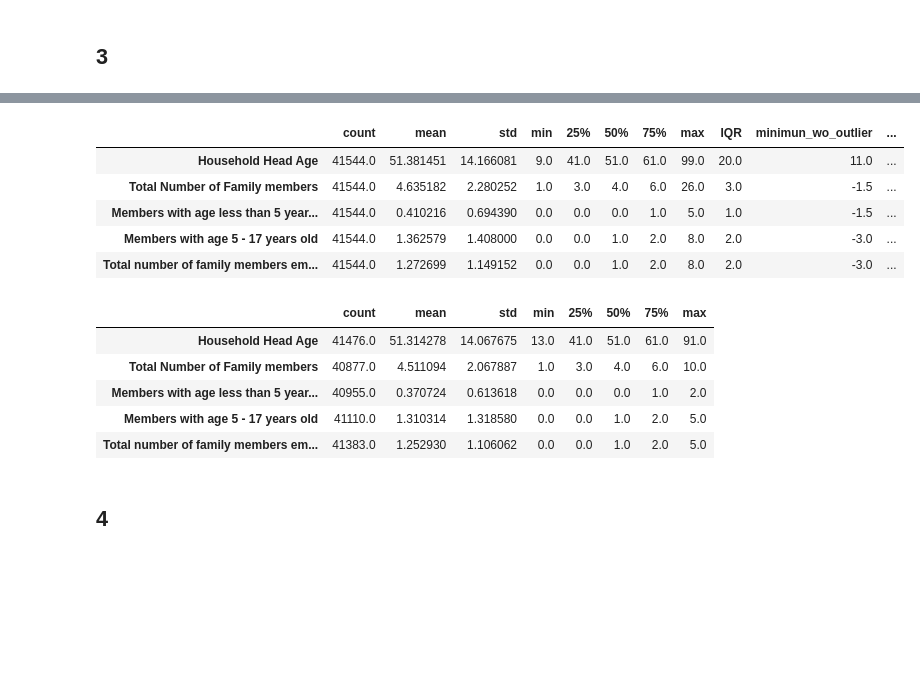
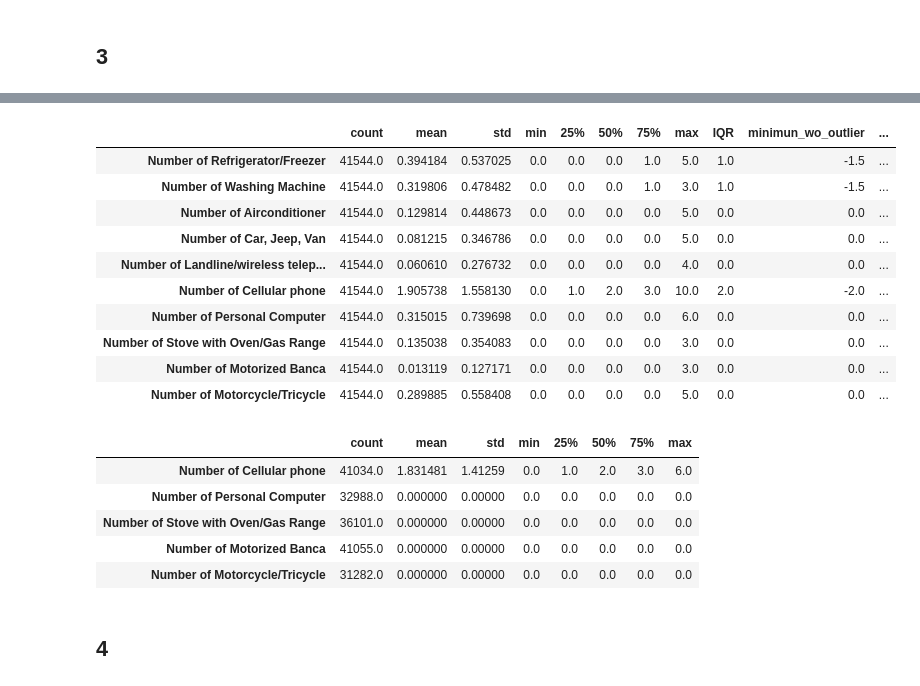
Before and after one commit to marcelaqueiroz/letscode_pandas, a Jupyter notebook: projeto_pandas.ipynb, the cells around one changed output, grey strips where cells are left out. Saved outputs shown, nothing was run; the diff lists cells and outputs as text; code cells hidden in the pictures; blank space fills up the shorter version.

```diff
--- a/projeto_pandas.ipynb
+++ b/projeto_pandas.ipynb
@@ -166,23 +233,28 @@ for index, row in stats_report.iterrows():
 # %%
 new_stats_report = new_stats_df.describe().T
 # %%
-stats_report.head()
+stats_report.tail(10)
 # %% [output]
 |  | count | mean | std | min | 25% | 50% | 75% | max | IQR | minimun_wo_outlier | ... |
-| Household Head Age | 41544.0 | 51.381451 | 14.166081 | 9.0 | 41.0 | 51.0 | 61.0 | 99.0 | 20.0 | 11.0 | ... |
-| Total Number of Family members | 41544.0 | 4.635182 | 2.280252 | 1.0 | 3.0 | 4.0 | 6.0 | 26.0 | 3.0 | -1.5 | ... |
-| Members with age less than 5 year... | 41544.0 | 0.410216 | 0.694390 | 0.0 | 0.0 | 0.0 | 1.0 | 5.0 | 1.0 | -1.5 | ... |
-| Members with age 5 - 17 years old | 41544.0 | 1.362579 | 1.408000 | 0.0 | 0.0 | 1.0 | 2.0 | 8.0 | 2.0 | -3.0 | ... |
-| Total number of family members em... | 41544.0 | 1.272699 | 1.149152 | 0.0 | 0.0 | 1.0 | 2.0 | 8.0 | 2.0 | -3.0 | ... |
+| Number of Refrigerator/Freezer | 41544.0 | 0.394184 | 0.537025 | 0.0 | 0.0 | 0.0 | 1.0 | 5.0 | 1.0 | -1.5 | ... |
+| Number of Washing Machine | 41544.0 | 0.319806 | 0.478482 | 0.0 | 0.0 | 0.0 | 1.0 | 3.0 | 1.0 | -1.5 | ... |
+| Number of Airconditioner | 41544.0 | 0.129814 | 0.448673 | 0.0 | 0.0 | 0.0 | 0.0 | 5.0 | 0.0 | 0.0 | ... |
+| Number of Car, Jeep, Van | 41544.0 | 0.081215 | 0.346786 | 0.0 | 0.0 | 0.0 | 0.0 | 5.0 | 0.0 | 0.0 | ... |
+| Number of Landline/wireless telep... | 41544.0 | 0.060610 | 0.276732 | 0.0 | 0.0 | 0.0 | 0.0 | 4.0 | 0.0 | 0.0 | ... |
+| Number of Cellular phone | 41544.0 | 1.905738 | 1.558130 | 0.0 | 1.0 | 2.0 | 3.0 | 10.0 | 2.0 | -2.0 | ... |
+| Number of Personal Computer | 41544.0 | 0.315015 | 0.739698 | 0.0 | 0.0 | 0.0 | 0.0 | 6.0 | 0.0 | 0.0 | ... |
+| Number of Stove with Oven/Gas Range | 41544.0 | 0.135038 | 0.354083 | 0.0 | 0.0 | 0.0 | 0.0 | 3.0 | 0.0 | 0.0 | ... |
+| Number of Motorized Banca | 41544.0 | 0.013119 | 0.127171 | 0.0 | 0.0 | 0.0 | 0.0 | 3.0 | 0.0 | 0.0 | ... |
+| Number of Motorcycle/Tricycle | 41544.0 | 0.289885 | 0.558408 | 0.0 | 0.0 | 0.0 | 0.0 | 5.0 | 0.0 | 0.0 | ... |
 # %%
-new_stats_report.head()
+new_stats_report.tail()
 # %% [output]
 |  | count | mean | std | min | 25% | 50% | 75% | max |
-| Household Head Age | 41476.0 | 51.314278 | 14.067675 | 13.0 | 41.0 | 51.0 | 61.0 | 91.0 |
-| Total Number of Family members | 40877.0 | 4.511094 | 2.067887 | 1.0 | 3.0 | 4.0 | 6.0 | 10.0 |
-| Members with age less than 5 year... | 40955.0 | 0.370724 | 0.613618 | 0.0 | 0.0 | 0.0 | 1.0 | 2.0 |
-| Members with age 5 - 17 years old | 41110.0 | 1.310314 | 1.318580 | 0.0 | 0.0 | 1.0 | 2.0 | 5.0 |
-| Total number of family members em... | 41383.0 | 1.252930 | 1.106062 | 0.0 | 0.0 | 1.0 | 2.0 | 5.0 |
+| Number of Cellular phone | 41034.0 | 1.831481 | 1.41259 | 0.0 | 1.0 | 2.0 | 3.0 | 6.0 |
+| Number of Personal Computer | 32988.0 | 0.000000 | 0.00000 | 0.0 | 0.0 | 0.0 | 0.0 | 0.0 |
+| Number of Stove with Oven/Gas Range | 36101.0 | 0.000000 | 0.00000 | 0.0 | 0.0 | 0.0 | 0.0 | 0.0 |
+| Number of Motorized Banca | 41055.0 | 0.000000 | 0.00000 | 0.0 | 0.0 | 0.0 | 0.0 | 0.0 |
+| Number of Motorcycle/Tricycle | 31282.0 | 0.000000 | 0.00000 | 0.0 | 0.0 | 0.0 | 0.0 | 0.0 |
 # %% [markdown]
 ## 4
 # %%
```
Also changed, not shown: parts of 22 cells of this notebook.
